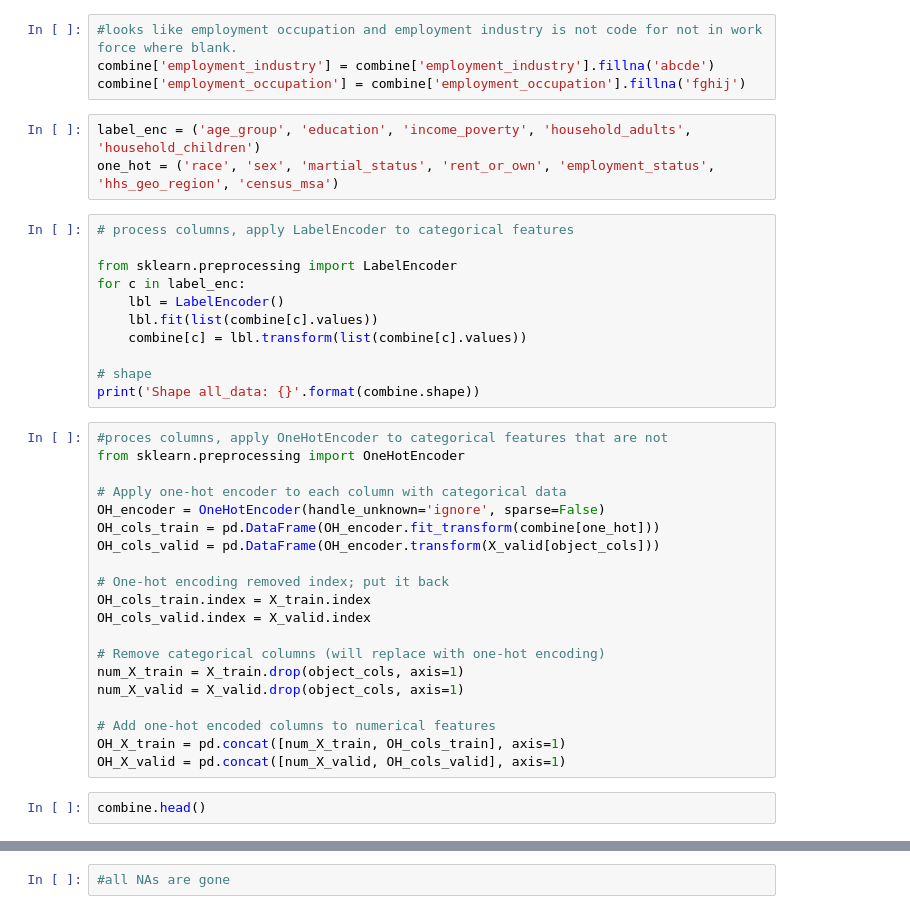
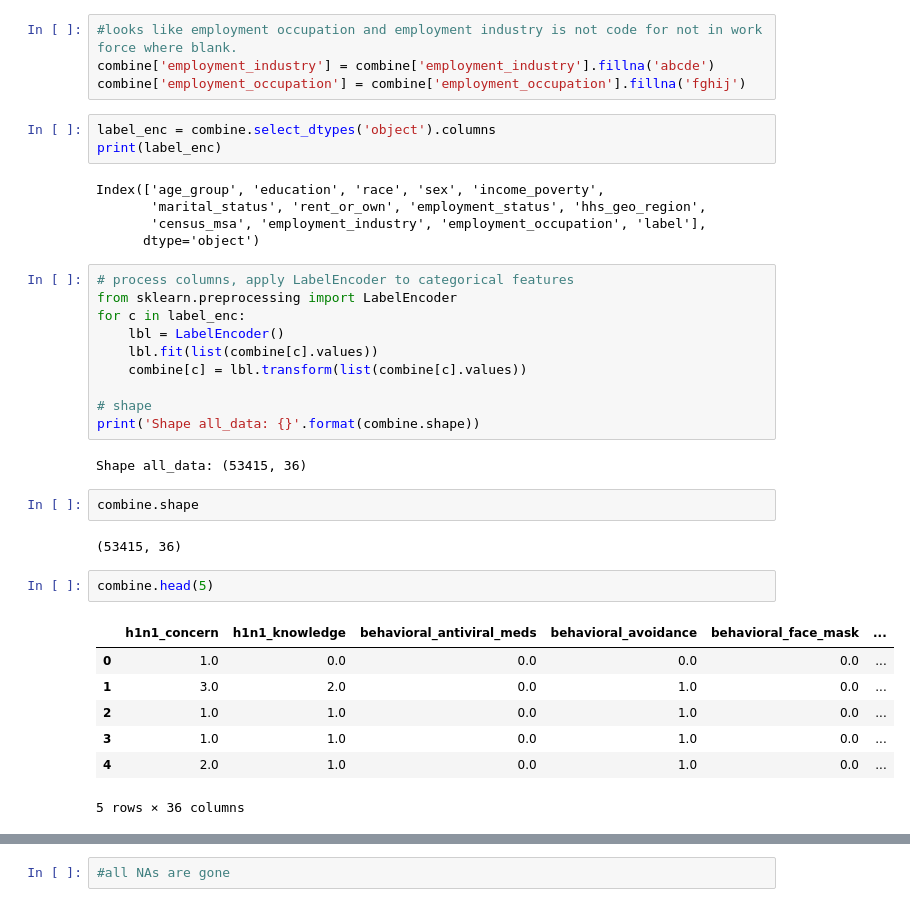
Before and after one commit to EricPPeterson/data-driven-flu-contest, a Jupyter notebook: Driven Data - Flu Vaccine.ipynb, the cells around one changed output, grey strips where cells are left out. Cells and saved outputs as stored; diff of their text form.

```diff
--- a/Driven Data - Flu Vaccine.ipynb
+++ b/Driven Data - Flu Vaccine.ipynb
@@ -51,12 +142,16 @@ missing_data.head(40)
 #looks like employment occupation and employment industry is not code for not in work force where blank.
 combine['employment_industry'] = combine['employment_industry'].fillna('abcde')
 combine['employment_occupation'] = combine['employment_occupation'].fillna('fghij')
-# %%
-label_enc = ('age_group', 'education', 'income_poverty', 'household_adults', 'household_children')
-one_hot = ('race', 'sex', 'martial_status', 'rent_or_own', 'employment_status', 'hhs_geo_region', 'census_msa')
+# %%
+label_enc = combine.select_dtypes('object').columns
+print(label_enc)
+# %% [output]
+Index(['age_group', 'education', 'race', 'sex', 'income_poverty',
+       'marital_status', 'rent_or_own', 'employment_status', 'hhs_geo_region',
+       'census_msa', 'employment_industry', 'employment_occupation', 'label'],
+      dtype='object')
 # %%
 # process columns, apply LabelEncoder to categorical features
-
 from sklearn.preprocessing import LabelEncoder
 for c in label_enc:
     lbl = LabelEncoder()
@@ -65,28 +160,22 @@ for c in label_enc:
 
 # shape
 print('Shape all_data: {}'.format(combine.shape))
+# %% [output]
+Shape all_data: (53415, 36)
-# %%
-#proces columns, apply OneHotEncoder to categorical features that are not
-from sklearn.preprocessing import OneHotEncoder
-
-# Apply one-hot encoder to each column with categorical data
-OH_encoder = OneHotEncoder(handle_unknown='ignore', sparse=False)
-OH_cols_train = pd.DataFrame(OH_encoder.fit_transform(combine[one_hot]))
-OH_cols_valid = pd.DataFrame(OH_encoder.transform(X_valid[object_cols]))
-
-# One-hot encoding removed index; put it back
-OH_cols_train.index = X_train.index
-OH_cols_valid.index = X_valid.index
-
-# Remove categorical columns (will replace with one-hot encoding)
-num_X_train = X_train.drop(object_cols, axis=1)
-num_X_valid = X_valid.drop(object_cols, axis=1)
-
-# Add one-hot encoded columns to numerical features
-OH_X_train = pd.concat([num_X_train, OH_cols_train], axis=1)
-OH_X_valid = pd.concat([num_X_valid, OH_cols_valid], axis=1)
+# %%
+combine.shape
+# %% [output]
+(53415, 36)
 # %%
-combine.head()
+combine.head(5)
+# %% [output]
+|  | h1n1_concern | h1n1_knowledge | behavioral_antiviral_meds | behavioral_avoidance | behavioral_face_mask | ... |
+| 0 | 1.0 | 0.0 | 0.0 | 0.0 | 0.0 | ... |
+| 1 | 3.0 | 2.0 | 0.0 | 1.0 | 0.0 | ... |
+| 2 | 1.0 | 1.0 | 0.0 | 1.0 | 0.0 | ... |
+| 3 | 1.0 | 1.0 | 0.0 | 1.0 | 0.0 | ... |
+| 4 | 2.0 | 1.0 | 0.0 | 1.0 | 0.0 | ... |
+5 rows × 36 columns
 # %%
 all_data_na = (combine.isnull().sum()/len(combine))
 all_data_na = all_data_na.drop(all_data_na[all_data_na == 0].index).sort_values(ascending=False)[:40]
```
Also changed, not shown: parts of 33 cells of this notebook, 1 other file.
